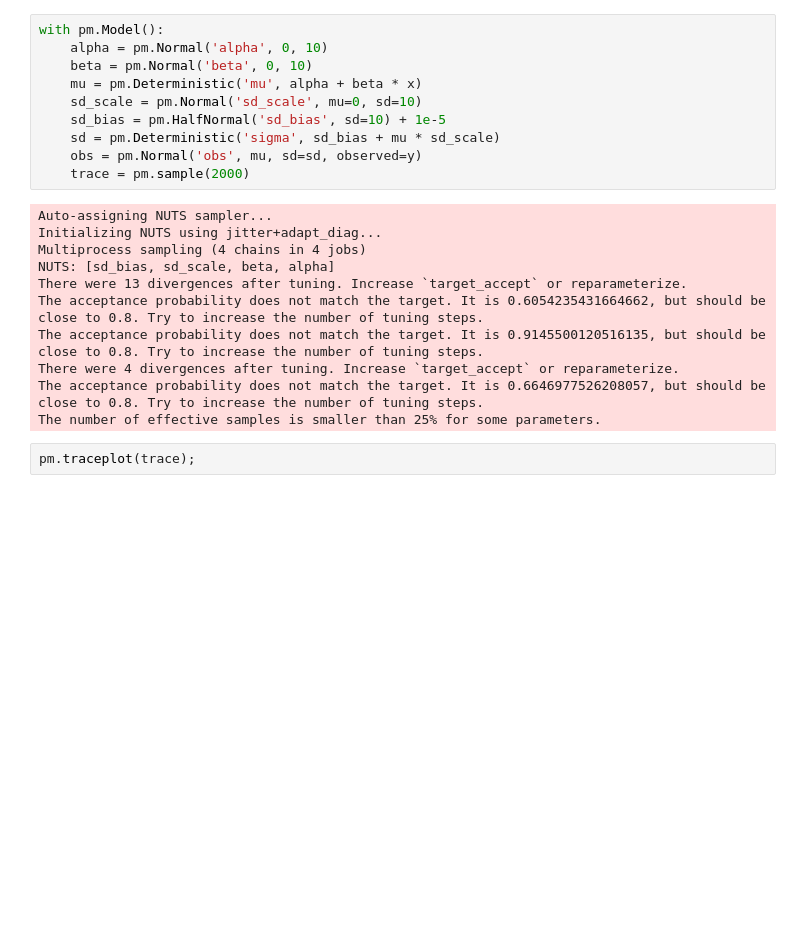
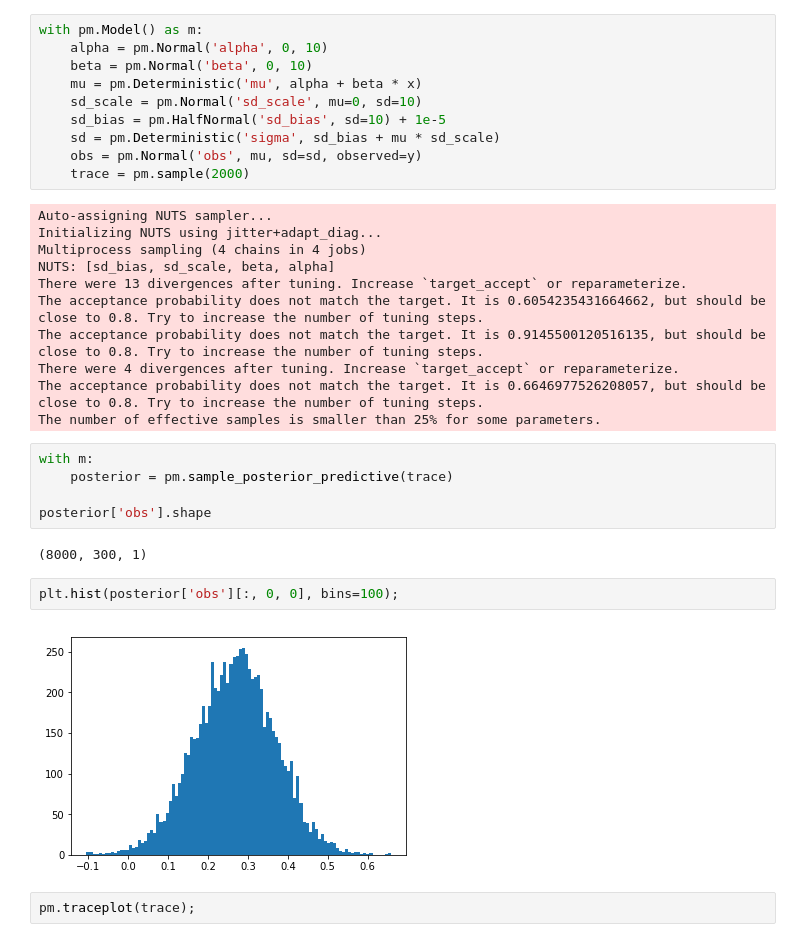
Before and after one commit to YuRiTan/prediction-uncertainty, a Jupyter notebook: notebooks/uncertainty_regression.ipynb, the cells around one changed output. Saved outputs shown, nothing was run; the diff lists cells and outputs as text; blank space fills up the shorter version.

Commit message:
sampled posterior in both ways

```diff
--- a/notebooks/uncertainty_regression.ipynb
+++ b/notebooks/uncertainty_regression.ipynb
@@ -127,7 +126,7 @@ As you can see on the plot, the variance increases when x increases. Therefore I
 ## Modelling in PyMC3
 Modelling a linear regression with increasing variance.
 # %%
-with pm.Model():
+with pm.Model() as m:
     alpha = pm.Normal('alpha', 0, 10)
     beta = pm.Normal('beta', 0, 10)
     mu = pm.Deterministic('mu', alpha + beta * x)
@@ -147,6 +146,17 @@ The acceptance probability does not match the target. It is 0.9145500120516135,
 There were 4 divergences after tuning. Increase `target_accept` or reparameterize.
 The acceptance probability does not match the target. It is 0.6646977526208057, but should be close to 0.8. Try to increase the number of tuning steps.
 The number of effective samples is smaller than 25% for some parameters.
+# %%
+with m:
+    posterior = pm.sample_posterior_predictive(trace)
+
+posterior['obs'].shape
+# %% [output]
+(8000, 300, 1)
+# %%
+plt.hist(posterior['obs'][:, 0, 0], bins=100);
+# %% [output]
+[figure, added]
 # %%
 pm.traceplot(trace);
 # %% [output]
```
Also changed, not shown: parts of 26 cells of this notebook.
